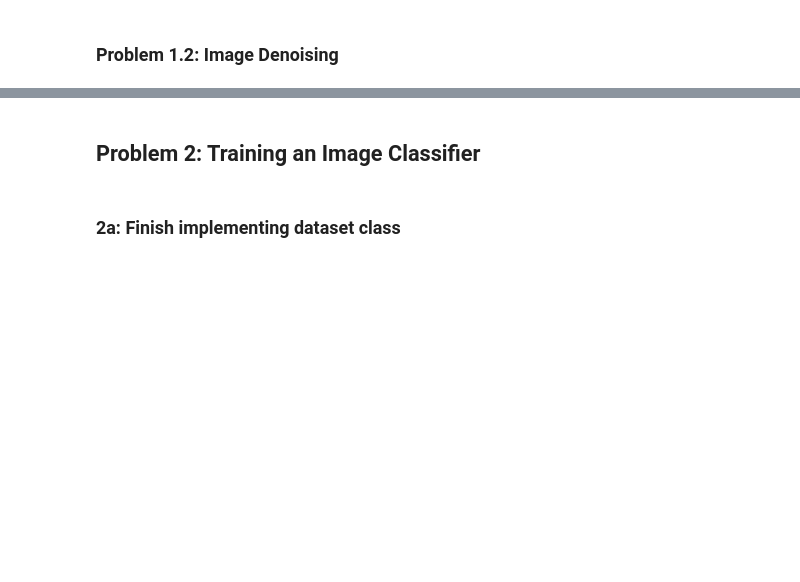
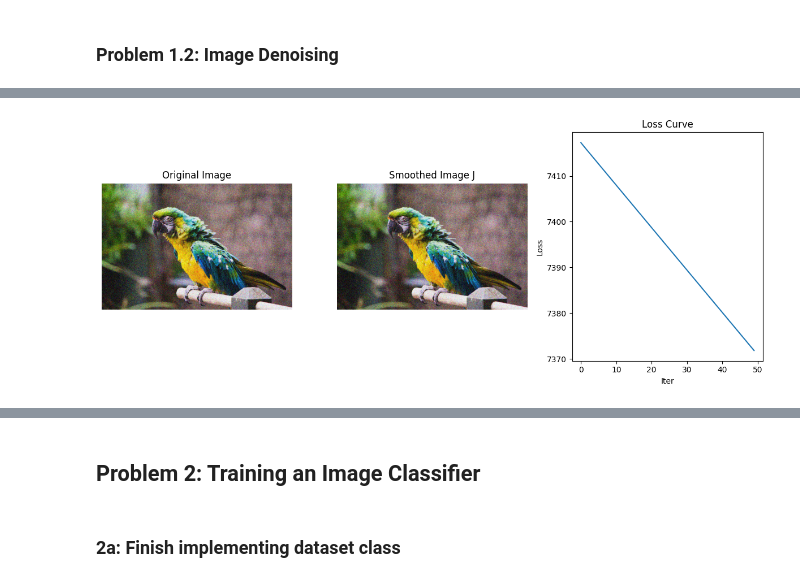
Before and after one commit to kdmalc/intro-computer-vision, a Jupyter notebook: HW4_2025.ipynb, the cells around one changed output, grey strips where cells are left out. Cells and saved outputs as stored; diff of their text form; code cells hidden in the pictures; blank space fills up the shorter version.

```diff
--- a/HW4_2025.ipynb
+++ b/HW4_2025.ipynb
@@ -192,0 +223,48 @@ for i in range(n_iter):
+# %%
+# 1.2c
+
+def denoising_loss_L2(I, J, alpha):
+  dxJ, dyJ = get_spatial_gradients(J)
+  return torch.norm(I-J, p=2) + alpha*( torch.norm(dxJ, p=2) + torch.norm(dyJ, p=2))
+
+I = torch.tensor(img, dtype=torch.float32)
+I = I.to('cuda')
+
+lr = 0.001 # Learning rate
+alpha = 10.0 # alpha
+n_iter = 50 # Number of iterations
+
+# Initialize J to be a copy of I, with gradients
+J = I.clone().detach().requires_grad_(True)
+loss_log = [0]*n_iter
+for i in range(n_iter):
+  loss = denoising_loss_L2(I, J, alpha)
+  loss_log[i] = loss.item()
+  loss.backward()
+  with torch.no_grad():
+    J -= lr * J.grad
+    J.grad.zero_()
+# Detach and move result to CPU for plotting
+J_img = J.detach().cpu().squeeze()
+
+plt.figure(figsize=(12, 5))
+# Original image
+plt.subplot(1, 3, 1)
+plt.imshow(img, cmap='gray')
+plt.title("Original Image")
+plt.axis('off')
+# Smoothed image
+plt.subplot(1, 3, 2)
+plt.imshow(np.clip(J_img.numpy(), 0.0, 1.0), cmap='gray')
+plt.title("Smoothed Image J")
+plt.axis('off')
+# Loss curve
+plt.subplot(1, 3, 3)
+plt.plot(loss_log)
+plt.title("Loss Curve")
+plt.xlabel("Iter")
+plt.ylabel("Loss")
+plt.tight_layout()
+plt.show()
+# %% [output]
+[figure, added]
```
Also changed, not shown: parts of 25 cells of this notebook.
